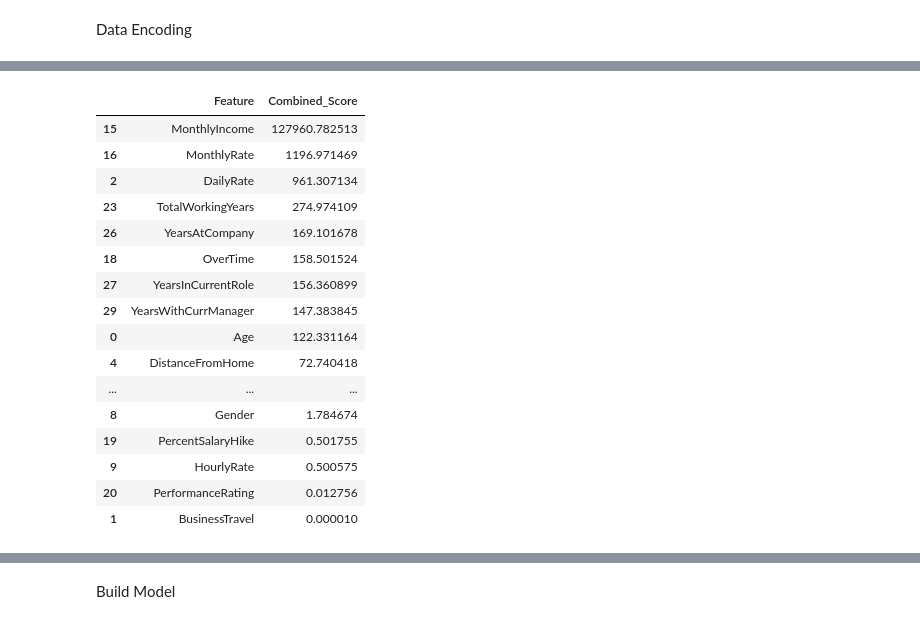
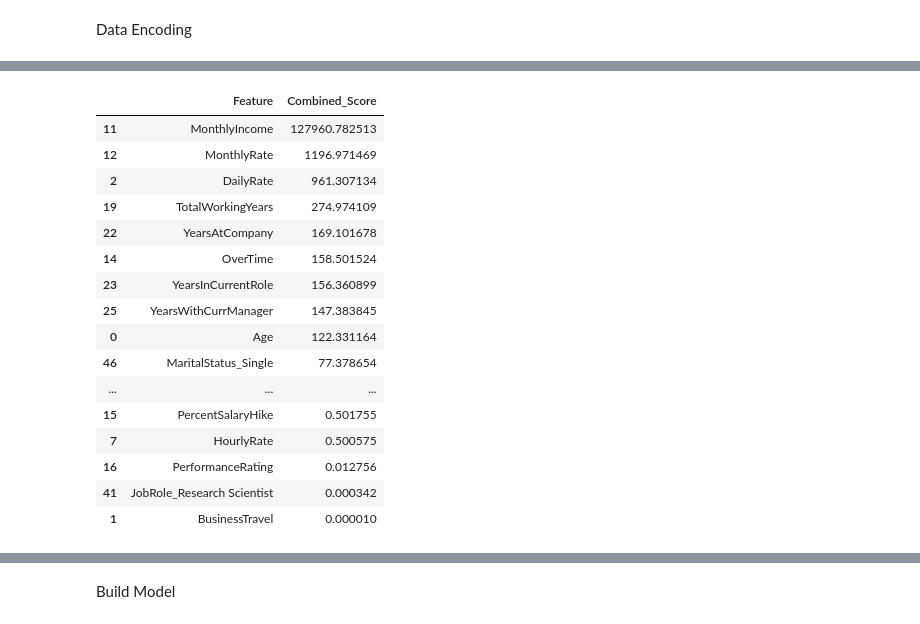
Before and after one commit to Denniskag/Python-Assignment, a Jupyter notebook: Employee_Attrition (1).ipynb, the cells around one changed output, grey strips where cells are left out. Saved outputs shown, nothing was run; the diff lists cells and outputs as text; code cells hidden in the pictures.

```diff
--- a/Employee_Attrition (1).ipynb
+++ b/Employee_Attrition (1).ipynb
@@ -372,6 +406,13 @@ Index(['Attrition', 'BusinessTravel', 'Department', 'EducationField', 'Gender',
+# %%
+#Creating a list of columns we want to encode
+object_columns = ['Attrition','BusinessTravel', 'Gender', 'OverTime']
 # %%
 #importing the label encoder
 from sklearn.preprocessing import LabelEncoder
 le = LabelEncoder()
 for column in object_columns:
     data[column] = le.fit_transform(data[column])
+# %%
+dummies = ['Department', 'EducationField', 'JobRole', 'MaritalStatus']
+data = pd.get_dummies(data=data, columns=dummies)
+display(data.head())
@@ -378,38 +426,38 @@ for column in object_columns:
 # %%
-#Getting the target feature(attribution) and storing it in y, and the rest of the features in x
-X = data.drop(columns=['Attrition'])  # Features
-y = data['Attrition']  # Target variable
+#Getting the target feature(attribution) and storing it in a, and the rest of the features in b
+a = data.drop(columns=['Attrition'])  # Features
+b= data['Attrition']  # Target variable
 # %%
 #Feature selection using chi-squared statistics and ANOVA F-statistic
 from sklearn.feature_selection import SelectKBest, chi2, f_classif
 
 # Calculate chi-squared statistics for each feature
-chi2_scores = chi2(X, y)[0]
+chi2_scores = chi2(a, b)[0]
 
 # Calculate ANOVA F-statistic and p-values for each feature
-f_scores = f_classif(X, y)[0]
+f_scores = f_classif(a, b)[0]
 
 # Combine chi-squared and ANOVA scores
 combined_scores = chi2_scores + f_scores
 
-feature_scores = pd.DataFrame({'Feature': X.columns, 'Combined_Score': combined_scores})
+feature_scores = pd.DataFrame({'Feature': a.columns, 'Combined_Score': combined_scores})
 feature_scores = feature_scores.sort_values(by='Combined_Score', ascending=False)
 feature_scores
 # %% [output]
 |  | Feature | Combined_Score |
-| 15 | MonthlyIncome | 127960.782513 |
-| 16 | MonthlyRate | 1196.971469 |
+| 11 | MonthlyIncome | 127960.782513 |
+| 12 | MonthlyRate | 1196.971469 |
 | 2 | DailyRate | 961.307134 |
-| 23 | TotalWorkingYears | 274.974109 |
-| 26 | YearsAtCompany | 169.101678 |
-| 18 | OverTime | 158.501524 |
-| 27 | YearsInCurrentRole | 156.360899 |
-| 29 | YearsWithCurrManager | 147.383845 |
+| 19 | TotalWorkingYears | 274.974109 |
+| 22 | YearsAtCompany | 169.101678 |
+| 14 | OverTime | 158.501524 |
+| 23 | YearsInCurrentRole | 156.360899 |
+| 25 | YearsWithCurrManager | 147.383845 |
 | 0 | Age | 122.331164 |
-| 4 | DistanceFromHome | 72.740418 |
+| 46 | MaritalStatus_Single | 77.378654 |
 | ... | ... | ... |
-| 8 | Gender | 1.784674 |
-| 19 | PercentSalaryHike | 0.501755 |
-| 9 | HourlyRate | 0.500575 |
-| 20 | PerformanceRating | 0.012756 |
+| 15 | PercentSalaryHike | 0.501755 |
+| 7 | HourlyRate | 0.500575 |
+| 16 | PerformanceRating | 0.012756 |
+| 41 | JobRole_Research Scientist | 0.000342 |
 | 1 | BusinessTravel | 0.000010 |
```
Also changed, not shown: parts of 49 cells of this notebook.
